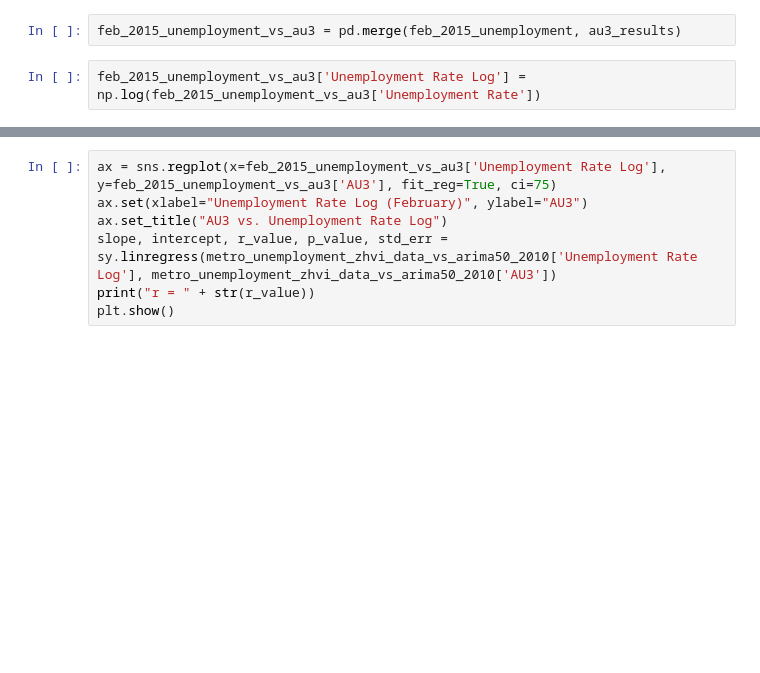
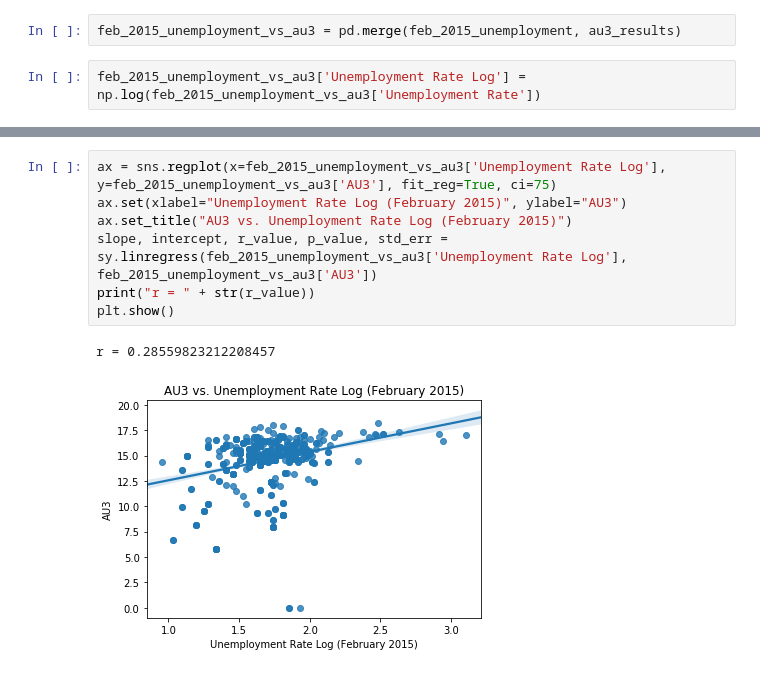
Before and after one commit to agupta01/ds3-zillow, a Jupyter notebook: Plotting (unemployment).ipynb, the cells around one changed output, grey strips where cells are left out. Drawn from its saved outputs; the diff is of its cells as text; blank space fills up the shorter version.

Commit message:
plots

```diff
--- a/Plotting (unemployment).ipynb
+++ b/Plotting (unemployment).ipynb
@@ -1036,7 +1043,10 @@ feb_2015_unemployment_vs_au3['Unemployment Rate Log'] = np.log(feb_2015_unemploy
 # %%
 ax = sns.regplot(x=feb_2015_unemployment_vs_au3['Unemployment Rate Log'], y=feb_2015_unemployment_vs_au3['AU3'], fit_reg=True, ci=75)
-ax.set(xlabel="Unemployment Rate Log (February)", ylabel="AU3")
-ax.set_title("AU3 vs. Unemployment Rate Log")
-slope, intercept, r_value, p_value, std_err = sy.linregress(metro_unemployment_zhvi_data_vs_arima50_2010['Unemployment Rate Log'], metro_unemployment_zhvi_data_vs_arima50_2010['AU3'])
+ax.set(xlabel="Unemployment Rate Log (February 2015)", ylabel="AU3")
+ax.set_title("AU3 vs. Unemployment Rate Log (February 2015)")
+slope, intercept, r_value, p_value, std_err = sy.linregress(feb_2015_unemployment_vs_au3['Unemployment Rate Log'], feb_2015_unemployment_vs_au3['AU3'])
 print("r = " + str(r_value))
 plt.show()
+# %% [output]
+r = 0.28559823212208457
+[figure, added]
```
Also changed, not shown: parts of 1 cell of this notebook.
